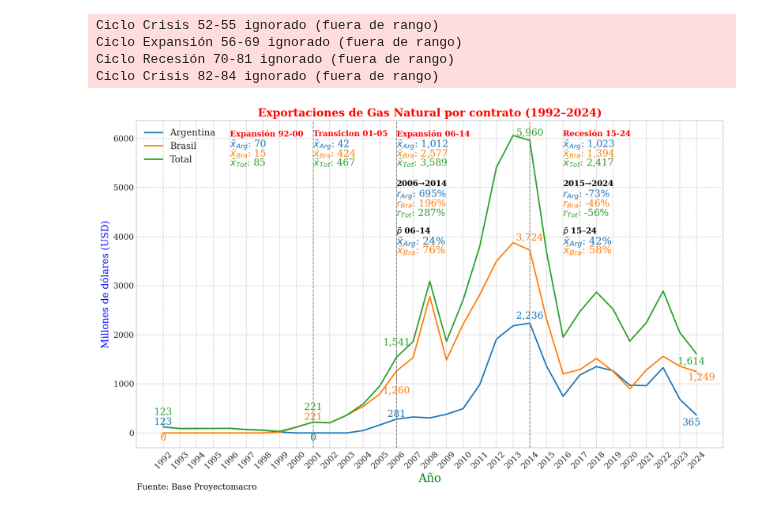
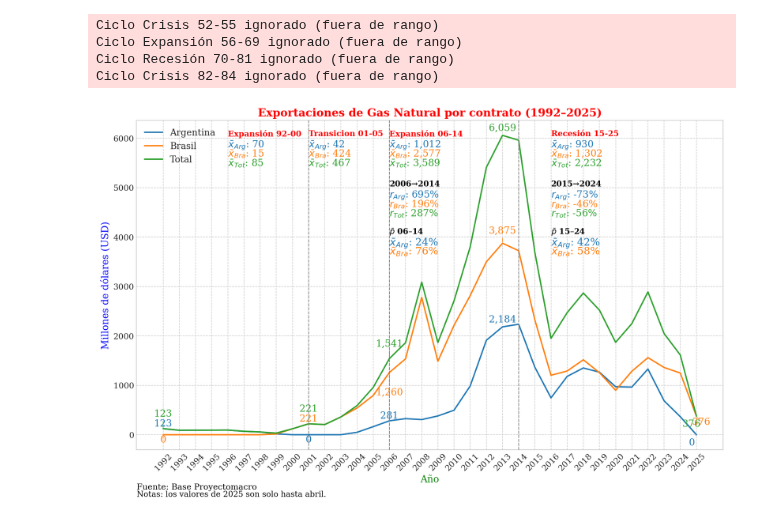
Before and after one commit to navi0369/proyectomacro, a Jupyter notebook: notebooks/tesis/serie_completa/exportaciones/exportacion_gas_natural_por_contrato.ipynb, the cells around one changed output. Cells and saved outputs as stored; diff of their text form; code cells hidden in the pictures.

```diff
--- a/notebooks/tesis/serie_completa/exportaciones/exportacion_gas_natural_por_contrato.ipynb
+++ b/notebooks/tesis/serie_completa/exportaciones/exportacion_gas_natural_por_contrato.ipynb
@@ -6,17 +6,17 @@ import matplotlib.pyplot as plt
 
 # utilidades propias
 sys.path.append(os.path.abspath('../'))
-from graficos_utils import *
-from config import *          # CYCLES, hitos_v, annot_years, periodos_tasas …
+from func_auxiliares.graficos_utils import *
+from func_auxiliares.config import *          # CYCLES, hitos_v, annot_years, periodos_tasas …
 
 # Configuración general
-output_dir = f"../../../../assets/tesis/serie_completa/exportaciones"
+output_dir = ASSETS_DIR / "serie_completa" / "exportaciones"
 os.makedirs(output_dir, exist_ok=True)
 
 set_style()                   # estilo único
 
 # ───────────────────────────── 1. CARGA DE DATOS ─────────────────────────────
-with sqlite3.connect("../../../../db/proyectomacro.db") as conn:
+with sqlite3.connect(str(DB_PATH)) as conn:
     df_raw = pd.read_sql(
         "SELECT año, destino, monto FROM exportacion_gas_natural_contratos",
         conn
@@ -29,6 +29,8 @@ df = (df_raw.groupby(['año', 'destino'])['monto']
                .sort_index())
 df.loc[2024, 'Argentina'] = 365
 df.loc[2024, 'Brasil']    = 1249
+df.loc[2025, 'Argentina'] = 0
+df.loc[2025, 'Brasil']    = 375.5
 df['total'] = df.sum(axis=1)
 
 # ──────────────── 2. COMPONENTES, COLORES Y ABREVIATURAS ────────────────
@@ -46,6 +48,7 @@ abbr_componentes = {"Argentina": "Arg", "Brasil": "Bra", "total": "Tot"}
 # ──────────────── 3. PREPARACIÓN ────────────────
 cycles   = adjust_cycles(df, CYCLES)
 annotate_years = adjust_annot_years(df, annot_years)      # (re)usa lista global
+annotate_years.append(2013)
 periodos = adjust_periods(df, periodos_tasas) # para tasas y growth
 cycles_stats  = {name: df.loc[slc].mean().to_dict() for name, slc in cycles.items()}
 
@@ -58,24 +61,24 @@ annotation_offsets = {
         2001: (0, -100),
         2006: (0, 100),
         1986: (0, 100),   # antes 2008 → ahora 1986
-        2014: (0, 150),
-        2024: (-0.3, -160),
+        2013: (0, 150),
+        2025: (-0.3, -160),
     },
     "Brasil": {
         1992: (0, -100),
         2001: (0, 100),
         2006: (0, -400),
         1986: (0, 400),
-        2014: (0, 250),
-        2024: (0.3, -120),
+        2013: (0, 250),
+        2025: (0.3, -120),
     },
     "total": {
         1992: (0, 300),
         2001: (0, 300),
         2006: (0, 300),
         1986: (0, 300),
-        2014: (0, 150),
-        2024: (-0.3, -160),
+        2013: (0, 150),
+        2025: (-0.3, -160),
     },
 }
 
@@ -87,7 +90,7 @@ medias_offsets = {
     "Expansión 92-00":    (1996, 0.97),
     "Transicion 01-05":   (2001, 0.97),
     "Expansión 06-14":    (2006, 0.97),
-    "Recesión 15-24":     (2016, 0.97),
+    "Recesión 15-25":     (2016, 0.97),
 }
 
 # Tasas de crecimiento por periodo (claves según periodos_tasas) :contentReference[oaicite:1]{index=1}
@@ -112,39 +115,40 @@ fig, ax = init_base_plot(
     xlabel="Año",
     ylabel="Millones de dólares (USD)",
     source_text="Fuente: Base Proyectomacro",
-    legend_ncol=1
+    legend_ncol=1,
+    notas="Notas: los valores de 2025 son solo hasta abril.",
 )
 
 # 5.1 Hitos verticales
 add_hitos(ax, df.index, hitos_v, hitos_offsets)
 
 # 5.2 Medias de ciclo
 line_spacing = ax.get_ylim()[1] * 0.03
 add_cycle_means_multi(ax, cycles_stats, medias_offsets, abbr_componentes, custom_colors, line_spacing)
 
 # 5.3 Tasas de crecimiento
 add_period_growth_annotations_multi(
     ax, df, periodos, cols_componentes, tasas_offsets, custom_colors, abbr_componentes,
     fmt="{vi}→{vf}: {tasa}%",
 )
 
 # 5.4 Anotaciones puntuales
 add_year_value_annotations(
     ax, df, annotate_years, cols_componentes, annotation_offsets, custom_colors, arrow_lw=0.8
 )
 
 # 5.5 Cuadros de participación
 add_participation_cycle_boxes(
     ax, df, periodos, ["Argentina","Brasil"], "total",
     participation_offsets, abbr_map=abbr_componentes, colors={c: custom_colors[c] for c in ["Argentina","Brasil"]}
 )
 
 plt.savefig(os.path.join(output_dir, "gas_natural_por_contrato.png"), dpi=300)
 plt.show()
 # %% [output]
 Ciclo Crisis 52-55 ignorado (fuera de rango)
 Ciclo Expansión 56-69 ignorado (fuera de rango)
 Ciclo Recesión 70-81 ignorado (fuera de rango)
 Ciclo Crisis 82-84 ignorado (fuera de rango)
-[figure, old version]
+[figure, new version]
 # %%
```
Also changed, not shown: parts of 1 cell of this notebook, 19 other files.
